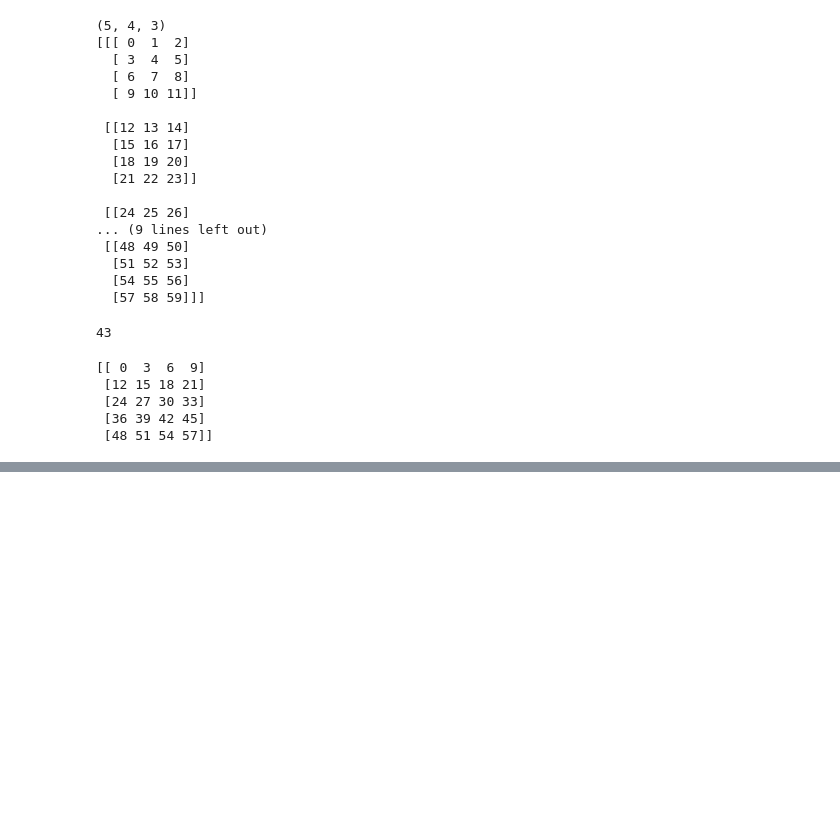
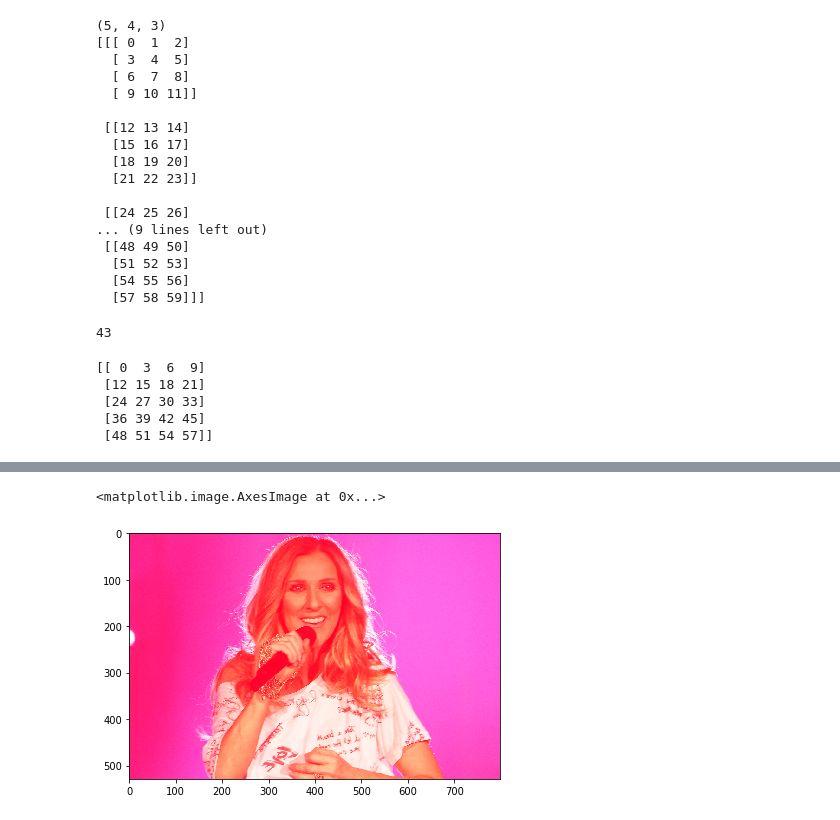
Before and after one commit to amicuscertus/Colab001, a Jupyter notebook: colon001.ipynb, the cells around one changed output, grey strips where cells are left out. Saved outputs shown, nothing was run; the diff lists cells and outputs as text; code cells hidden in the pictures; blank space fills up the shorter version.

```diff
--- a/colon001.ipynb
+++ b/colon001.ipynb
@@ -152,0 +164,7 @@ print(e[:,:,0])
+# %%
+img2 = img.copy()
+img2[:,:,0] = 255
+io.imshow(img2)
+# %% [output]
+<matplotlib.image.AxesImage at 0x...>
+[figure, added]
```
Also changed, not shown: parts of 5 cells of this notebook.
